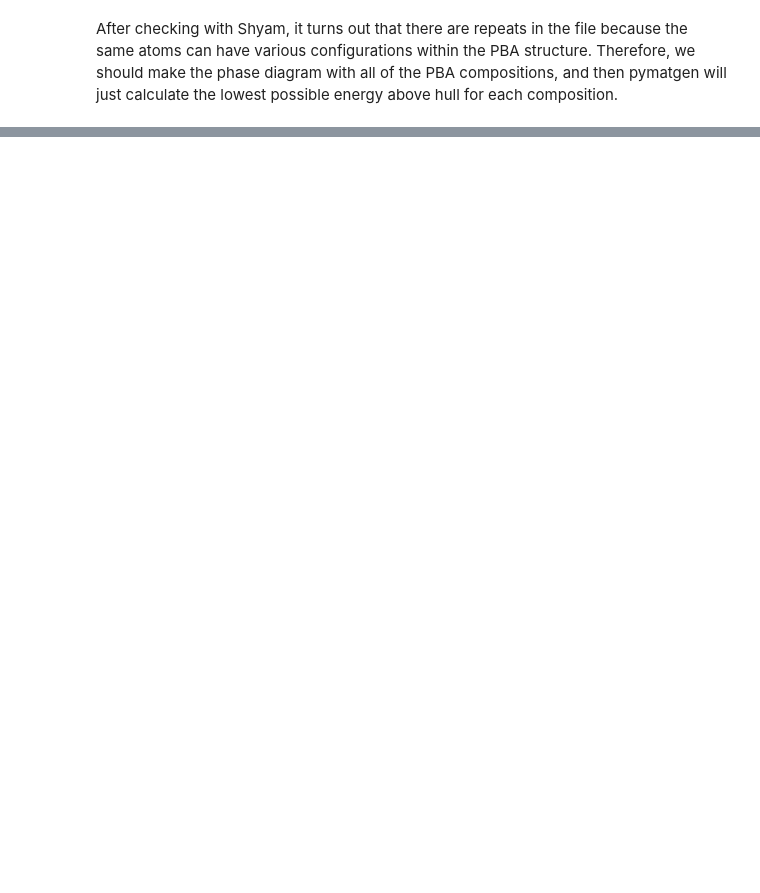
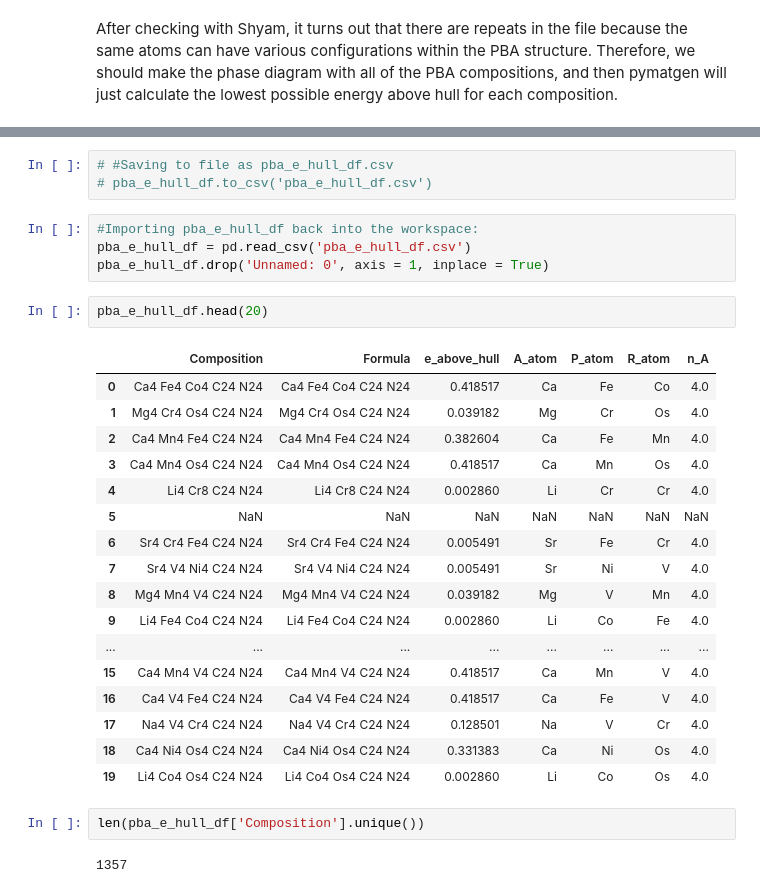
Before and after one commit to ewoodbury/my_pba_analysis, a Jupyter notebook: 02 - Checking APR Atoms.ipynb, the cells around one changed output, grey strips where cells are left out. Drawn from its saved outputs; the diff is of its cells as text; blank space fills up the shorter version.

```diff
--- a/02 - Checking APR Atoms.ipynb
+++ b/02 - Checking APR Atoms.ipynb
@@ -321,0 +284,31 @@ phase_d.get_hull_energy(a)
+# %%
+# #Saving to file as pba_e_hull_df.csv
+# pba_e_hull_df.to_csv('pba_e_hull_df.csv')
+# %%
+#Importing pba_e_hull_df back into the workspace:
+pba_e_hull_df = pd.read_csv('pba_e_hull_df.csv')
+pba_e_hull_df.drop('Unnamed: 0', axis = 1, inplace = True)
+# %%
+pba_e_hull_df.head(20)
+# %% [output]
+|  | Composition | Formula | e_above_hull | A_atom | P_atom | R_atom | n_A |
+| 0 | Ca4 Fe4 Co4 C24 N24 | Ca4 Fe4 Co4 C24 N24 | 0.418517 | Ca | Fe | Co | 4.0 |
+| 1 | Mg4 Cr4 Os4 C24 N24 | Mg4 Cr4 Os4 C24 N24 | 0.039182 | Mg | Cr | Os | 4.0 |
+| 2 | Ca4 Mn4 Fe4 C24 N24 | Ca4 Mn4 Fe4 C24 N24 | 0.382604 | Ca | Fe | Mn | 4.0 |
+| 3 | Ca4 Mn4 Os4 C24 N24 | Ca4 Mn4 Os4 C24 N24 | 0.418517 | Ca | Mn | Os | 4.0 |
+| 4 | Li4 Cr8 C24 N24 | Li4 Cr8 C24 N24 | 0.002860 | Li | Cr | Cr | 4.0 |
+| 5 | NaN | NaN | NaN | NaN | NaN | NaN | NaN |
+| 6 | Sr4 Cr4 Fe4 C24 N24 | Sr4 Cr4 Fe4 C24 N24 | 0.005491 | Sr | Fe | Cr | 4.0 |
+| 7 | Sr4 V4 Ni4 C24 N24 | Sr4 V4 Ni4 C24 N24 | 0.005491 | Sr | Ni | V | 4.0 |
+| 8 | Mg4 Mn4 V4 C24 N24 | Mg4 Mn4 V4 C24 N24 | 0.039182 | Mg | V | Mn | 4.0 |
+| 9 | Li4 Fe4 Co4 C24 N24 | Li4 Fe4 Co4 C24 N24 | 0.002860 | Li | Co | Fe | 4.0 |
+| ... | ... | ... | ... | ... | ... | ... | ... |
+| 15 | Ca4 Mn4 V4 C24 N24 | Ca4 Mn4 V4 C24 N24 | 0.418517 | Ca | Mn | V | 4.0 |
+| 16 | Ca4 V4 Fe4 C24 N24 | Ca4 V4 Fe4 C24 N24 | 0.418517 | Ca | Fe | V | 4.0 |
+| 17 | Na4 V4 Cr4 C24 N24 | Na4 V4 Cr4 C24 N24 | 0.128501 | Na | V | Cr | 4.0 |
+| 18 | Ca4 Ni4 Os4 C24 N24 | Ca4 Ni4 Os4 C24 N24 | 0.331383 | Ca | Ni | Os | 4.0 |
+| 19 | Li4 Co4 Os4 C24 N24 | Li4 Co4 Os4 C24 N24 | 0.002860 | Li | Co | Os | 4.0 |
+# %%
+len(pba_e_hull_df['Composition'].unique())
+# %% [output]
+1357
```
Also changed, not shown: parts of 25 cells of this notebook.
